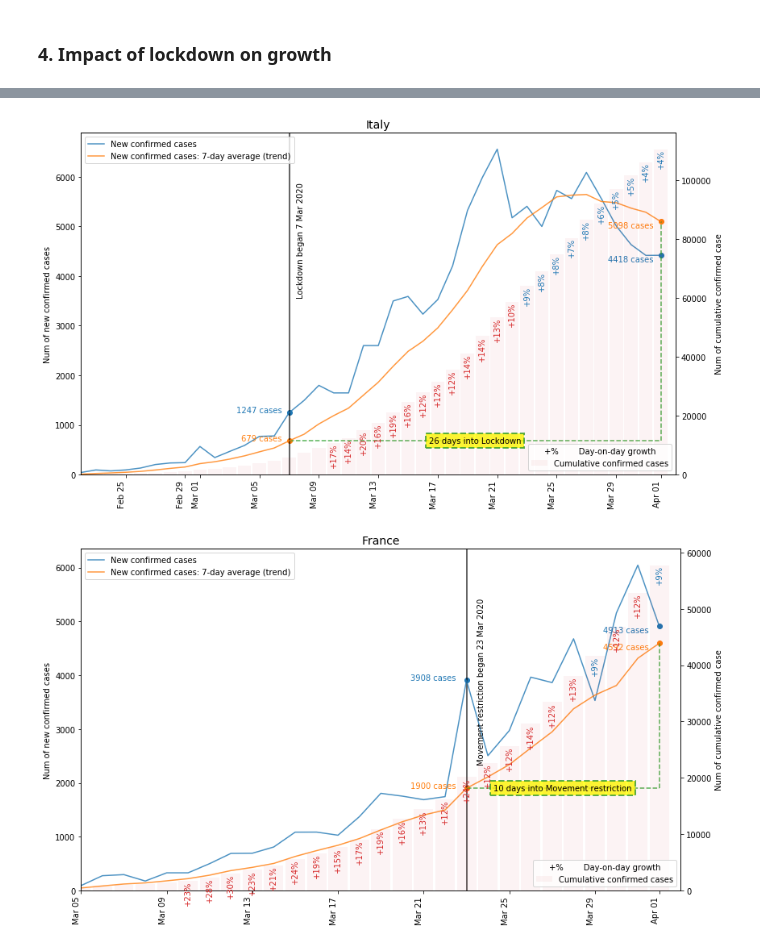
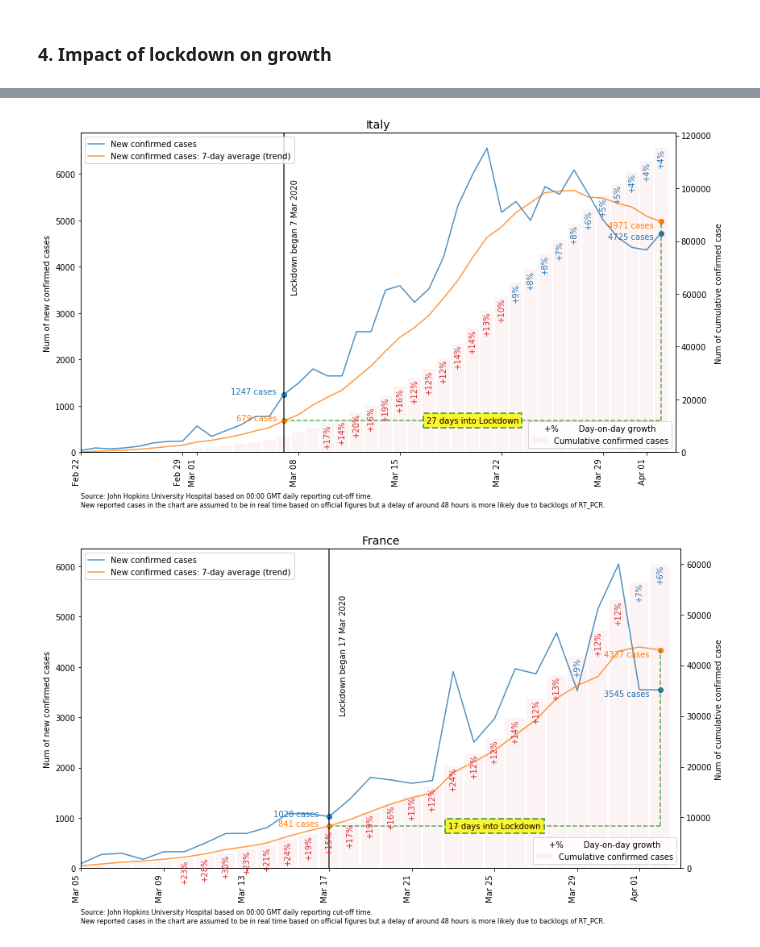
Before and after one commit to khairulomar/Covid-19, a Jupyter notebook: Covid19.ipynb, the cells around one changed output, grey strips where cells are left out. Drawn from its saved outputs; the diff is of its cells as text; code cells hidden in the pictures.

```diff
--- a/Covid19.ipynb
+++ b/Covid19.ipynb
@@ -38,7 +38,7 @@ warnings.filterwarnings("ignore")
 #     df.to_csv(f'csv/{month}-{day}-{year}.csv')
 # %%
 # One-day download from John Hopkins Hospital database
-day = 1
+day = 2
 month = 4
 date  = pd.to_datetime(f"20200{month}{0 if day<10 else ''}{day}", format='%Y%m%d')
 day0, month0, year0 = str(date)[8:10], str(date)[5:7], str(date)[:4]
@@ -993,6 +997,8 @@ ax.xaxis.set_major_formatter(mdates.DateFormatter("%b %d"))
 fig.autofmt_xdate(rotation=90)
 ax.set_ylabel('Num of new confirmed cases')
 ax2.set_ylabel('Num of cumulative confirmed case')
+plt.annotate('Source: John Hopkins University Hospital based on 00:00 GMT daily reporting cut-off time.\nNew reported cases in the chart are assumed to be in real time based on official figures but a delay of around 48 hours is more likely due to backlogs of RT_PCR.',
+             (0,0), (0, -50), xycoords='axes fraction', textcoords='offset points', va='top', fontsize=8)
 
 # Legends
 ax.legend(loc='upper left')
@@ -1002,14 +1008,14 @@ plt.tight_layout()
 plt.savefig(f"img/lockdown_{country.replace(' ','_')}", pad_inches=0)
 plt.show()
 # %% [output]
-[figure, old version]
+[figure, new version]
 # %%
 # Assign values
 country   = 'France'
 xmin      = pd.to_datetime('20200305', format='%Y%m%d')
 txtmin    = pd.to_datetime('20200309', format='%Y%m%d')
-lockstart = pd.to_datetime('20200323', format='%Y%m%d')
-locklabel = 'Movement restriction'
+lockstart = pd.to_datetime('20200317', format='%Y%m%d')
+locklabel = 'Lockdown'
 
 # Define data points
 fig, ax = plt.subplots(figsize=(12,7))
@@ -1042,34 +1048,36 @@ ax.text(lockstart+lockperiod/2, data1lock, f'{lockperiod.days+1} days into {lock
 ax.text(lockstart-oneday/2, data1lock, f'{int(data1lock)} cases', ha='right', color='C1')
 ax.text(lockstart-oneday/2, data0lock, f'{int(data0lock)} cases', ha='right', color='C0')
 ax.text(lockend-oneday/2, data1now, f'{int(data1now)} cases', va='top', ha='right', color='C1')
 ax.text(lockend-oneday/2, data0now, f'{int(data0now)} cases', va='top', ha='right', color='C0')
 
 # Cumulative cases
 ax2 = ax.twinx()
 ax2.bar(data0.date, data0.confirmed, label='Cumulative confirmed cases', color='C3', width=0.9, alpha=0.05)
 for i in data0[data0.date>txtmin].index:
     if data0.iloc[i].growth >= 1.1: color='C3'
     elif data0.iloc[i].growth >= 1.01: color='C0'
     else: color='C2'
     ax2.text(data0.iloc[i].date, data0.iloc[i].confirmed, f'+{int((data0.iloc[i].growth-1)*100)}%',
              rotation=90, ha='center', va='top', color=color)
 # Axis labels
 ax.set_xlim(xmin, data0.date.max()+oneday)
 ax.set_ylim(0, data0.new_confirmed.max()*1.05)
 ax.xaxis.set_major_formatter(mdates.DateFormatter("%b %d"))
 fig.autofmt_xdate(rotation=90)
 ax.set_ylabel('Num of new confirmed cases')
 ax2.set_ylabel('Num of cumulative confirmed case')
+plt.annotate('Source: John Hopkins University Hospital based on 00:00 GMT daily reporting cut-off time.\nNew reported cases in the chart are assumed to be in real time based on official figures but a delay of around 48 hours is more likely due to backlogs of RT_PCR.',
+             (0,0), (0, -50), xycoords='axes fraction', textcoords='offset points', va='top', fontsize=8)
 
 # Legends
 ax.legend(loc='upper left')
 ax2.legend(loc='lower right', title='+%        Day-on-day growth')
 ax.set_title(country, fontsize=14)
 plt.tight_layout()
 plt.savefig(f"img/lockdown_{country.replace(' ','_')}", pad_inches=0)
 plt.show()
 # %% [output]
-[figure, old version]
+[figure, new version]
 # %%
 # Assign values
 country   = 'Spain'
```
Also changed, not shown: parts of 29 cells of this notebook, 27 other files.
